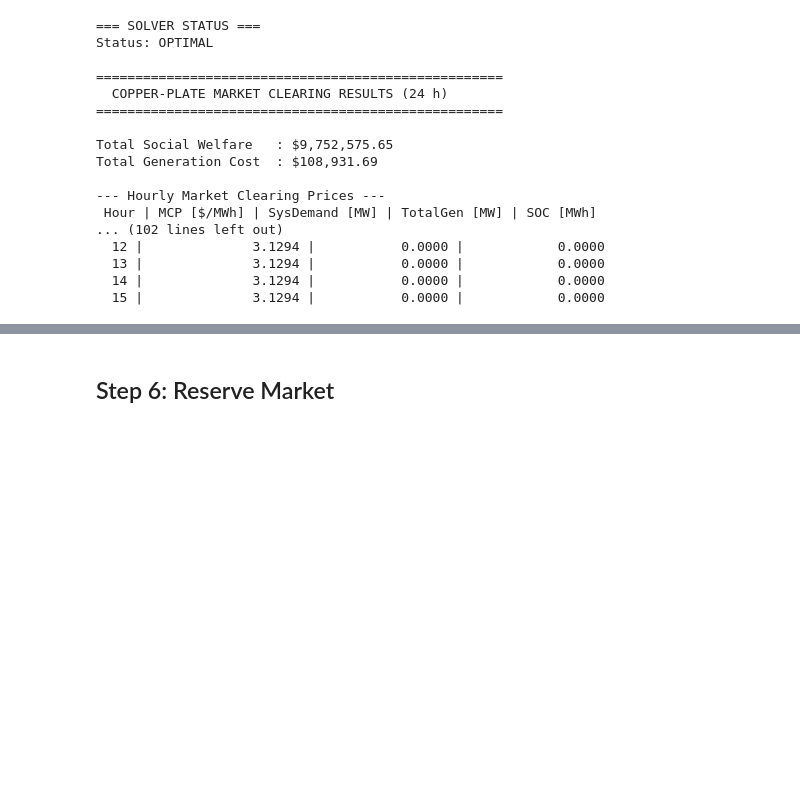
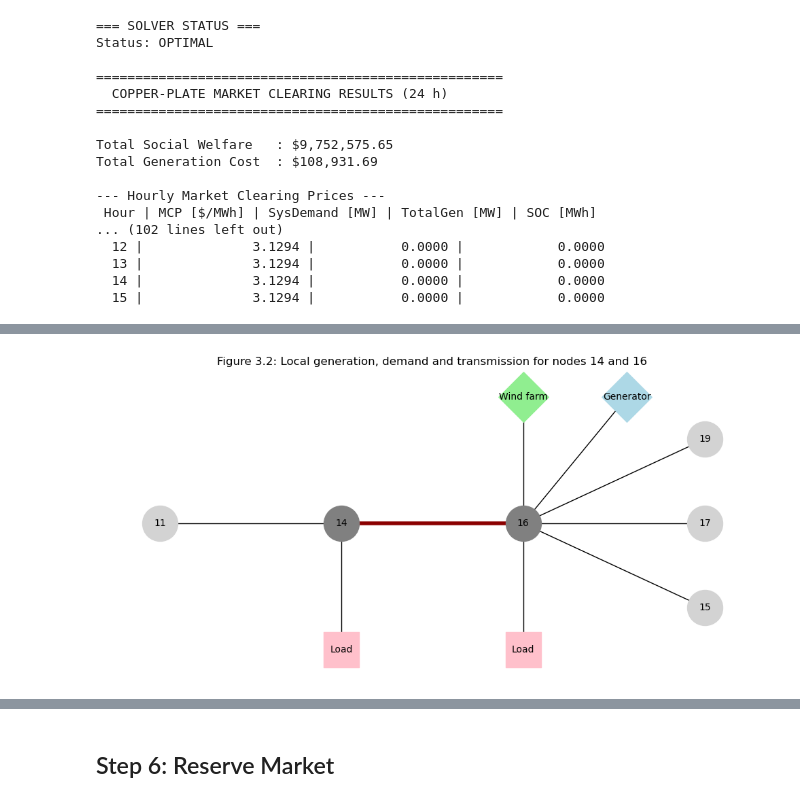
Before and after one commit to chunziker/group_26_assignment_1_REM, a Jupyter notebook: assignment_1.ipynb, the cells around one changed output, grey strips where cells are left out. Saved outputs shown, nothing was run; the diff lists cells and outputs as text; code cells hidden in the pictures; blank space fills up the shorter version.

```diff
--- a/assignment_1.ipynb
+++ b/assignment_1.ipynb
@@ -778,0 +1090,90 @@ Total Generation Cost  : $108,931.69
+# %%
+# ----------------------------
+# Figure 3.2: Local actor map
+# ----------------------------
+G = nx.Graph()
+
+# Core buses
+buses = ["16", "14", "11", "15", "17", "19"]
+G.add_nodes_from(buses)
+
+# Connections you specified
+edges = [
+    ("16", "19"),
+    ("16", "17"),
+    ("16", "15"),
+    ("16", "14"),
+    ("14", "11"),
+]
+G.add_edges_from(edges)
+
+# "Actors" (loads / generators) as separate nodes connected to their bus
+actors = [
+    ("Load_16", "16"),
+    ("Wind_16", "16"),
+    ("Gen_16",  "16"),   # traditional generator
+    ("Load_14", "14"),
+]
+for a, b in actors:
+    G.add_node(a)
+    G.add_edge(a, b)
+
+# Manual positions for a clean schematic (edit if you want different spacing)
+pos = {
+    "16": (0.0, 0.0),
+    "19": (1.4, 0.8),
+    "17": (1.4, 0.0),
+    "15": (1.4, -0.8),
+    "14": (-1.4, 0.0),
+    "11": (-2.8, 0.0),
+
+    # Actors around bus 16
+    "Wind_16": (0.0, 1.2),
+    "Gen_16":  (0.8, 1.2),
+    "Load_16": (0.0, -1.2),
+
+    # Actors around bus 14 and 11
+    "Load_14": (-1.4, -1.2),
+}
+
+# Node styling by type
+bus_nodes   = buses
+load_nodes  = [n for n in G.nodes if n.startswith("Load")]
+wind_nodes  = [n for n in G.nodes if n.startswith("Wind")]
+gen_nodes   = [n for n in G.nodes if n.startswith("Gen")]
+
+plt.figure(figsize=(10, 5))
+
+# Draw edges (lines)
+nx.draw_networkx_edges(G, pos, width=1)
+
+# Draw nodes with different shapes/colors (no special colors required; matplotlib defaults are fine)
+nx.draw_networkx_nodes(G, pos, nodelist= ["14","16"],  node_size=1400, node_shape="o", node_color="gray")
+nx.draw_networkx_nodes(G, pos, nodelist=["11","15","17","19"],  node_size=1400, node_shape="o", node_color="lightgray")
+nx.draw_networkx_nodes(G, pos, nodelist=load_nodes, node_size=1400,  node_shape="s", node_color="pink")
+nx.draw_networkx_nodes(G, pos, nodelist=wind_nodes, node_size=1400,  node_shape="D", node_color="lightgreen")
+nx.draw_networkx_nodes(G, pos, nodelist=gen_nodes,  node_size=1400,  node_shape="D", node_color="lightblue")
+
+# Labels: buses as just numbers, actors as readable tags
+labels = {n: n for n in bus_nodes}
+labels.update({
+    "Load_16": "Load",
+    "Wind_16": "Wind farm",
+    "Gen_16":  "Generator",
+    "Load_14": "Load",
+})
+nx.draw_networkx_labels(G, pos, labels=labels, font_size=10)
+
+# Optional: highlight the congested line (16-14)
+# If you want to visually emphasize it, uncomment the next lines:
+nx.draw_networkx_edges(G, pos, edgelist=[("16", "14")], width=4, edge_color="darkred")
+
+plt.title("Figure 3.2: Local generation, demand and transmission for nodes 14 and 16")
+plt.axis("off")
+plt.tight_layout()
+plt.show()
+
+# Optional: save for your report
+# plt.savefig("Figure_3_2_actor_map_14_16.png", dpi=300, bbox_inches="tight")
+# %% [output]
+[figure, added]
```
Also changed, not shown: parts of 27 cells of this notebook.
